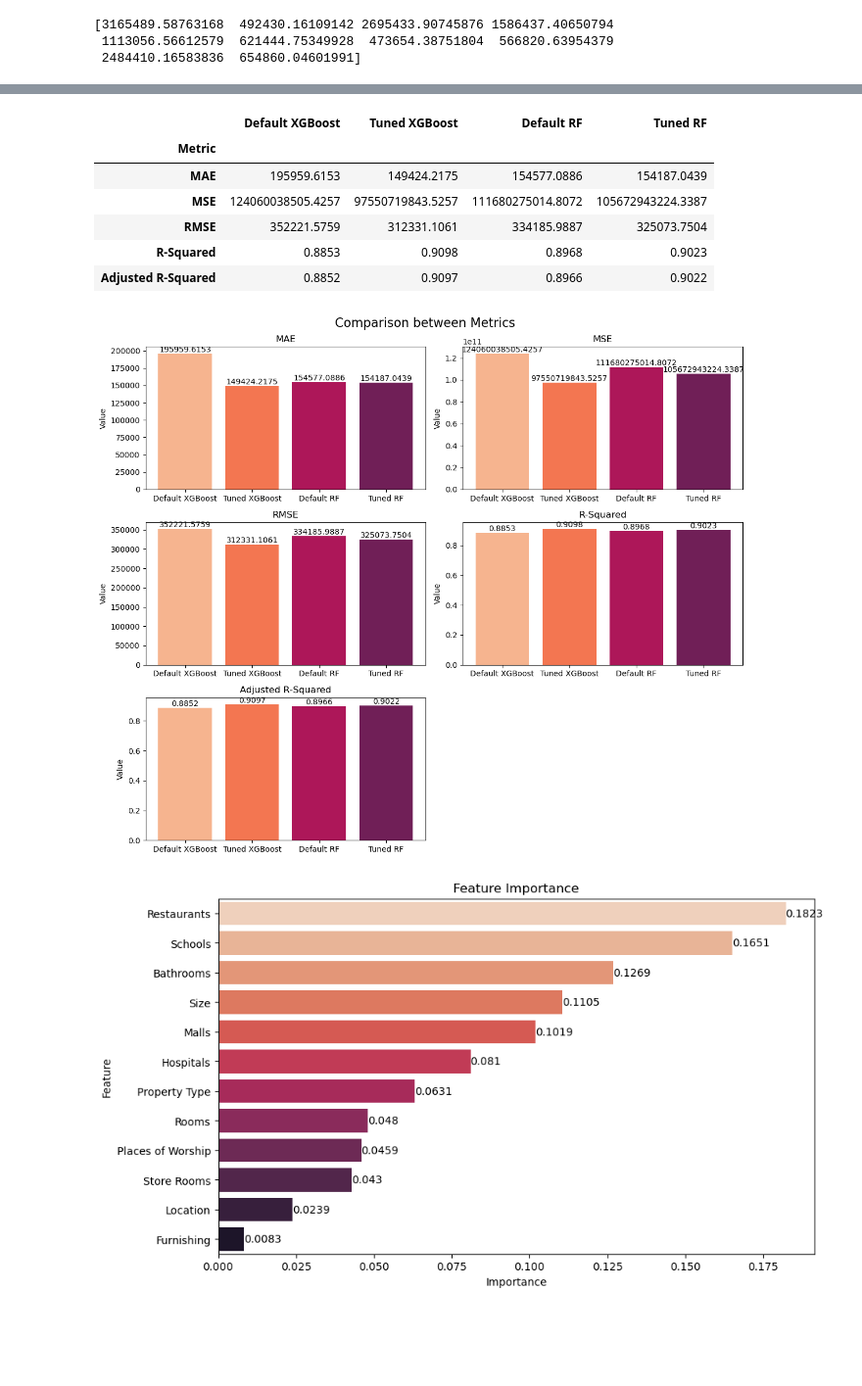
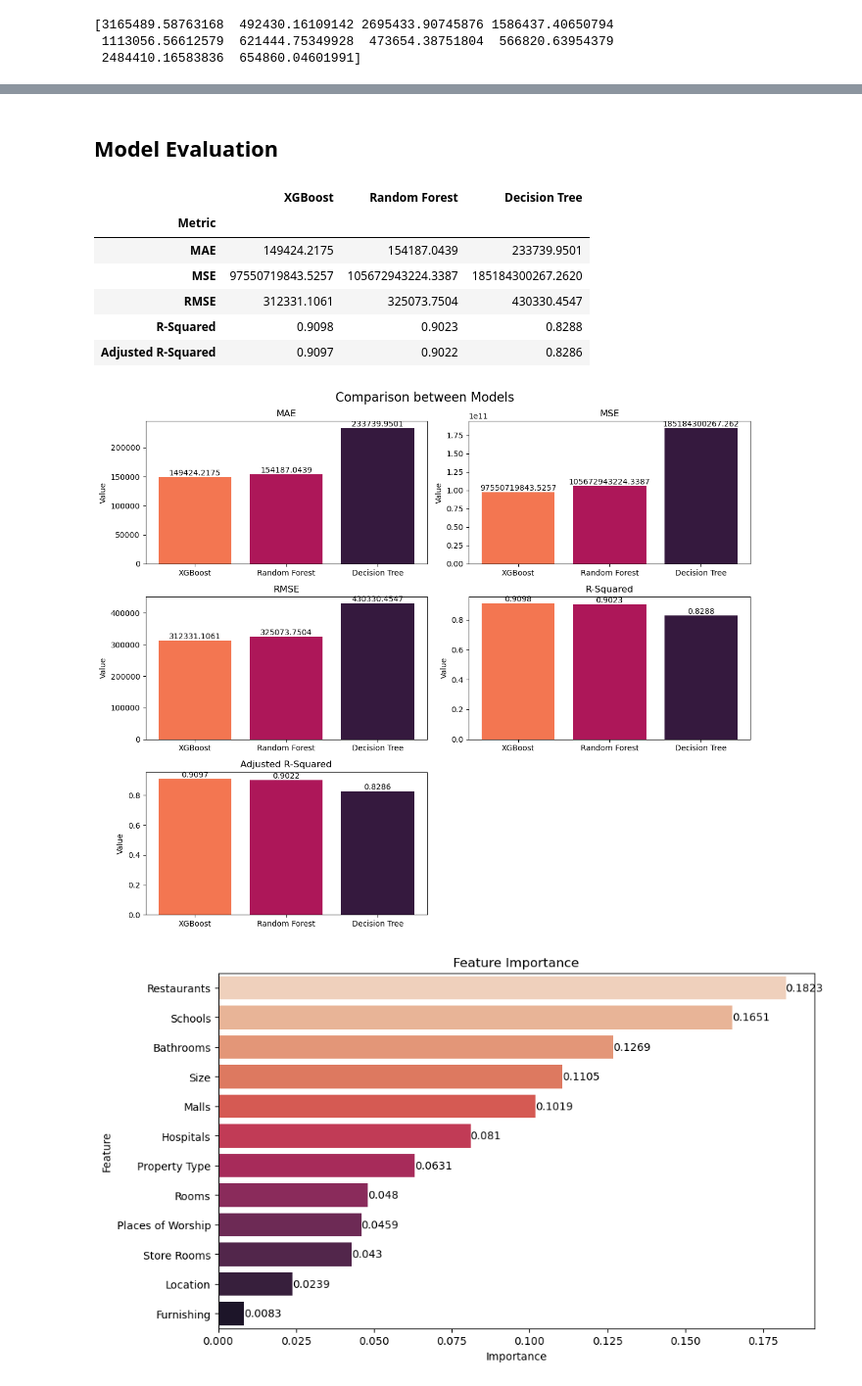
Before and after one commit to GanKaiFeng1999/Capstone_2, a Jupyter notebook: Capstone 2 Modelling.ipynb, the cells around one changed output, grey strips where cells are left out. Shown at 98% size. Drawn from its saved outputs; the diff is of its cells as text; code cells hidden in the pictures; blank space fills up the shorter version.

```diff
--- a/Capstone 2 Modelling.ipynb
+++ b/Capstone 2 Modelling.ipynb
@@ -350,0 +381,5 @@ tuned_RF_metrics
+# %%
+# Generate predictions
+
+pred = DT_model.predict(x_test)
+print(pred[:10])
@@ -350,0 +390,13 @@ tuned_RF_metrics
+# %%
+# Find metrics
+from sklearn import metrics
+
+DT_metrics = pd.DataFrame ({'Metric':
+['MAE', 'MSE', 'RMSE', 'R-Squared', 'Adjusted R-Squared'],
+'Decision Tree':
+[metrics.mean_absolute_error(y_test, pred),
+metrics.mean_squared_error (y_test, pred),
+np.sqrt (metrics.mean_squared_error (y_test, pred)),
+metrics.explained_variance_score (y_test, pred),
+calculate_adjusted_r_squared(y_test, pred)]})
+DT_metrics
@@ -351,32 +410,33 @@ tuned_RF_metrics
+# %% [markdown]
+## Model Evaluation
 # %%
 # Set the color palette to 'rocket_r'
 rocket_colors = sns.color_palette('rocket_r')
 
 # Select the color at index 4
-col = [rocket_colors[0], rocket_colors[1], rocket_colors[3], rocket_colors[4]]
+col = [rocket_colors[1], rocket_colors[3], rocket_colors[5]]
 # %%
-# Create dataframe for XGBoost and Random Forest metrics
+# Create dataframe for XGBoost, RF and DT metrics
 
-metrics = pd.merge(default_XGB_metrics, tuned_XGB_metrics, on='Metric', how='inner')
-metrics = pd.merge(metrics, default_RF_metrics, on='Metric', how='inner')
-metrics = pd.merge(metrics, tuned_RF_metrics, on='Metric', how='inner')
+metrics = pd.merge(XGB_metrics, RF_metrics, on='Metric', how='inner')
+metrics = pd.merge(metrics, DT_metrics, on='Metric', how='inner')
 metrics.set_index('Metric', inplace=True)
 metrics = metrics.round(4)
 metrics
 # %% [output]
-|  | Default XGBoost | Tuned XGBoost | Default RF | Tuned RF |
-| Metric |  |  |  |  |
-| MAE | 195959.6153 | 149424.2175 | 154577.0886 | 154187.0439 |
-| MSE | 124060038505.4257 | 97550719843.5257 | 111680275014.8072 | 105672943224.3387 |
-| RMSE | 352221.5759 | 312331.1061 | 334185.9887 | 325073.7504 |
-| R-Squared | 0.8853 | 0.9098 | 0.8968 | 0.9023 |
-| Adjusted R-Squared | 0.8852 | 0.9097 | 0.8966 | 0.9022 |
+|  | XGBoost | Random Forest | Decision Tree |
+| Metric |  |  |  |
+| MAE | 149424.2175 | 154187.0439 | 233739.9501 |
+| MSE | 97550719843.5257 | 105672943224.3387 | 185184300267.2620 |
+| RMSE | 312331.1061 | 325073.7504 | 430330.4547 |
+| R-Squared | 0.9098 | 0.9023 | 0.8288 |
+| Adjusted R-Squared | 0.9097 | 0.9022 | 0.8286 |
 # %%
-# Plotting the four metrics using subplots
+# Plotting the five metrics using subplots
 fig, axes = plt.subplots(3, 2, figsize=(12, 10))
 
 # Set the overall title
-fig.suptitle('Comparison between Metrics', fontsize=16)
+fig.suptitle('Comparison between Models', fontsize=16)
 
 # Plot MAE
 axes[0, 0].bar(metrics.columns, metrics.loc['MAE'], color=col)
@@ -395,33 +455,33 @@ for i, v in enumerate(metrics.loc['MSE']):
 # Plot RMSE
 axes[1, 0].bar(metrics.columns, metrics.loc['RMSE'], color=col)
 axes[1, 0].set_title('RMSE')
 axes[1, 0].set_ylabel('Value')
 for i, v in enumerate(metrics.loc['RMSE']):
     axes[1, 0].text(i, v, str(v), ha='center', va='bottom')
 
 # Plot R-Squared
 axes[1, 1].bar(metrics.columns, metrics.loc['R-Squared'], color=col)
 axes[1, 1].set_title('R-Squared')
 axes[1, 1].set_ylabel('Value')
 for i, v in enumerate(metrics.loc['R-Squared']):
     axes[1, 1].text(i, v, str(v), ha='center', va='bottom')
 
 # Plot Adjusted R-Squared
 axes[2, 0].bar(metrics.columns, metrics.loc['Adjusted R-Squared'], color=col)
 axes[2, 0].set_title('Adjusted R-Squared')
 axes[2, 0].set_ylabel('Value')
 for i, v in enumerate(metrics.loc['Adjusted R-Squared']):
     axes[2, 0].text(i, v, str(v), ha='center', va='bottom')
 
 # Remove empty subplot
 fig.delaxes(axes[2, 1])
 
 # Adjust spacing between subplots
 plt.tight_layout()
 
 # Show the plots
 plt.show()
 # %% [output]
-[figure, old version]
+[figure, new version]
 # %%
 # Get the feature importance scores from the trained XGBoost model
```
Also changed, not shown: parts of 22 cells of this notebook, 3 other files.
